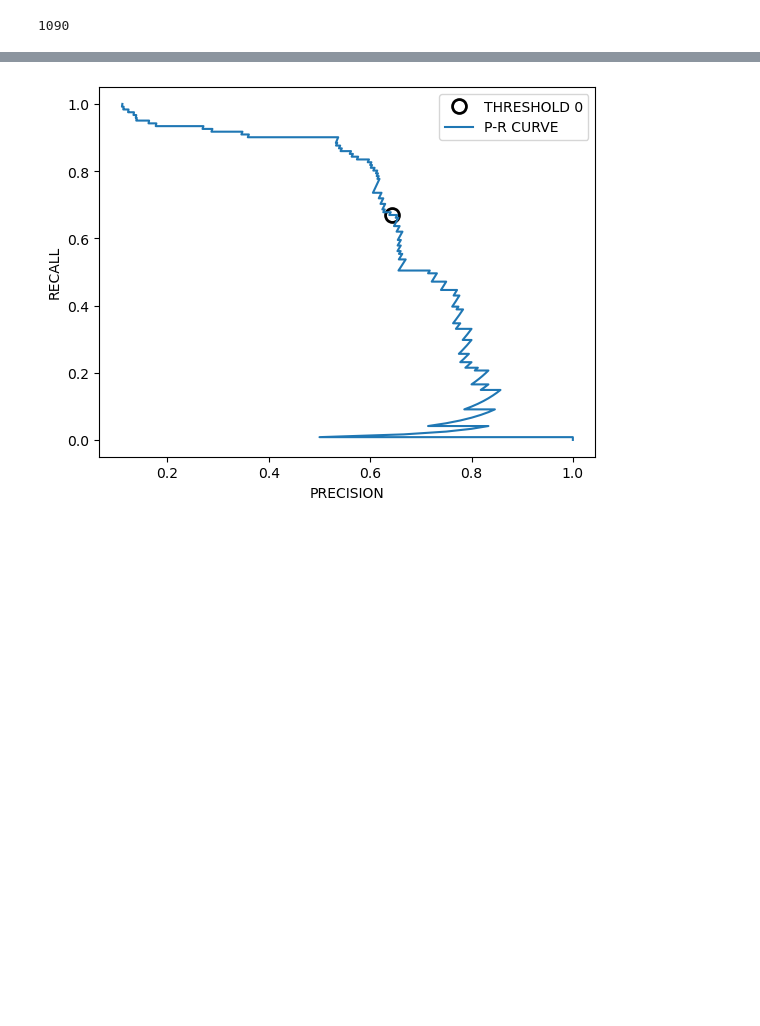
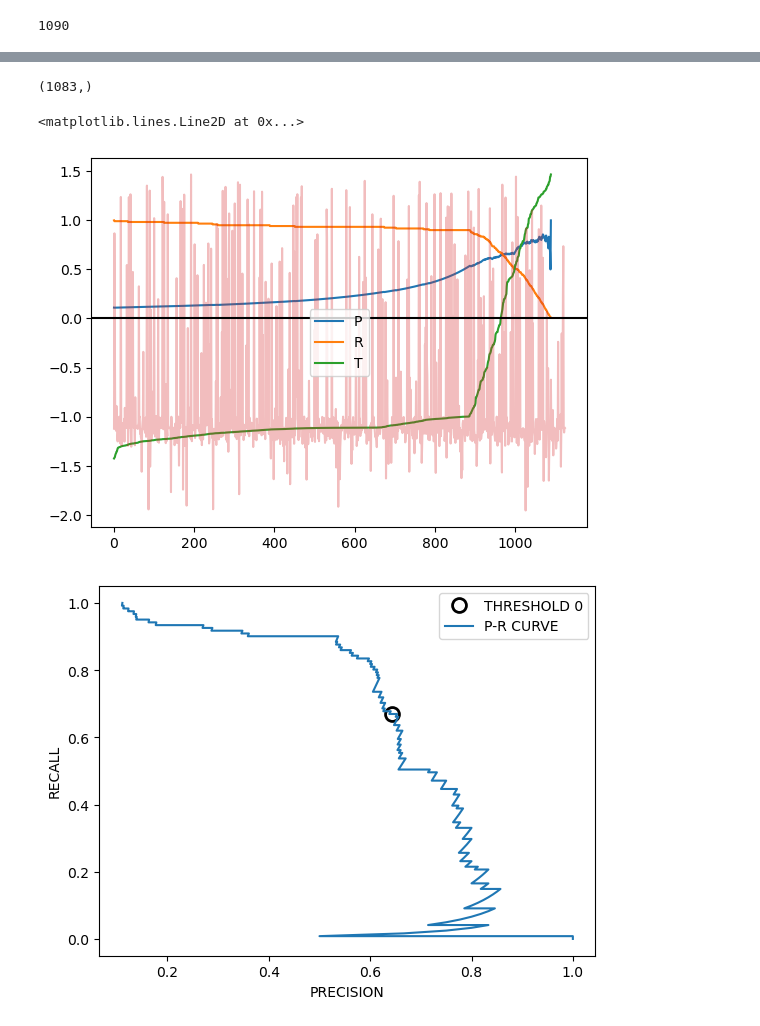
Before and after one commit to davidptuackr/ppb, a Jupyter notebook: 05_평가와_성능향상.ipynb, the cells around one changed output, grey strips where cells are left out. Saved outputs shown, nothing was run; the diff lists cells and outputs as text; code cells hidden in the pictures; blank space fills up the shorter version.

```diff
--- a/05_평가와_성능향상.ipynb
+++ b/05_평가와_성능향상.ipynb
@@ -1105,3 +1139,10 @@ array([-1.42644669, -1.41801331, -1.41416031, ...,  1.44315499,
 thresholds.size
 # %% [output]
 1090
+# %%
+dat = pd.DataFrame(
+    np.vstack([precision[ : -1], recall[ : -1], thresholds]).T,
+    columns=['P', 'R', 'T']
+)
+
+dat
@@ -1108,3 +1163,15 @@ thresholds.size
+# %%
+np.unique(svc.decision_function(X_test).round(6)).shape
+# %% [output]
+(1083,)
+# %%
+dat.plot()
+plt.plot(svc.decision_function(X_test), alpha=0.3)
+
+plt.axhline(0, 0, dat.shape[0]+1, color='k')
+# %% [output]
+<matplotlib.lines.Line2D at 0x...>
+[figure, added]
 # %%
 """ 임계값 표시: 정확히 0이 아닐 수 있으므로 다음과 같이 산출 """
 close_zero = np.argmin(np.abs(thresholds))
```
Also changed, not shown: parts of 39 cells of this notebook.
